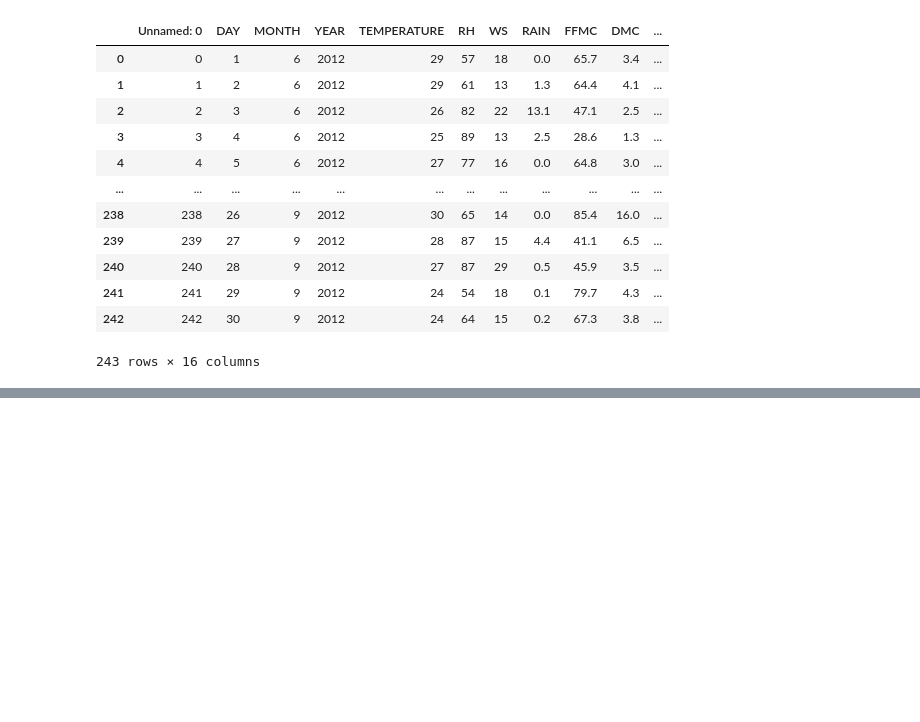
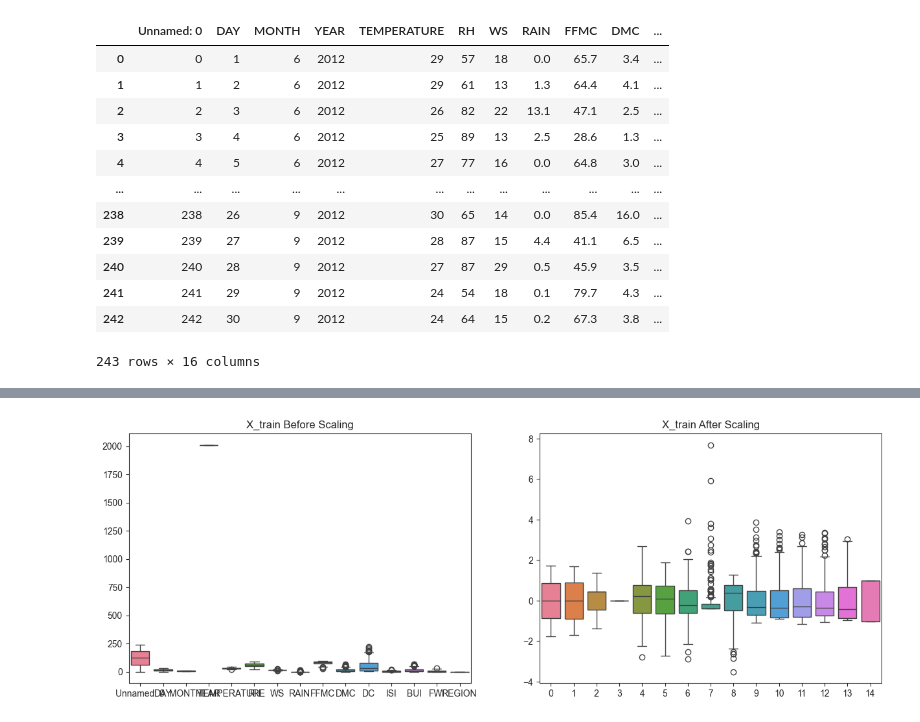
Before and after one commit to Muhammed-tech1/Forest-fire-prediction1, a Jupyter notebook: notebooks/04 EDA.ipynb, the cells around one changed output, grey strips where cells are left out. Saved outputs shown, nothing was run; the diff lists cells and outputs as text; code cells hidden in the pictures; blank space fills up the shorter version.

```diff
--- a/notebooks/04 EDA.ipynb
+++ b/notebooks/04 EDA.ipynb
@@ -52,5 +56,11 @@ The shape of Y is (243,)
+# %%
+# Feature Scaling Appliying Standardization
+
+def scaler_standard(X_train, X_test):
+    scaler = StandardScaler()
+    X_train_scaled = scaler.fit_transform(X_train)
+    X_test_scaled = scaler.transform(X_test)
+
+    return X_train_scaled, X_test_scaled
 # %%
-# Scale the data
-scale = StandardScaler()
-scale.fit_transform(X_train)
-scale.transform(X_train)
+X_train_scaled, X_test_scaled = scaler_standard(X_train, X_test)
@@ -75,0 +91,15 @@ RandomForestClassifier()
+# %%
+# Visualize the dataset before and after standard scaler
+
+plt.figure(figsize=(15, 5))
+
+plt.subplot(1,2,1)
+sns.boxplot(data=X_train)
+plt.title("X_train Before Scaling")
+
+plt.subplot(1,2,2)
+sns.boxplot(data=X_train_scaled)
+plt.title("X_train After Scaling")
+plt.show()
+# %% [output]
+[figure, added]
```
Also changed, not shown: parts of 16 cells of this notebook, 1 other file.
